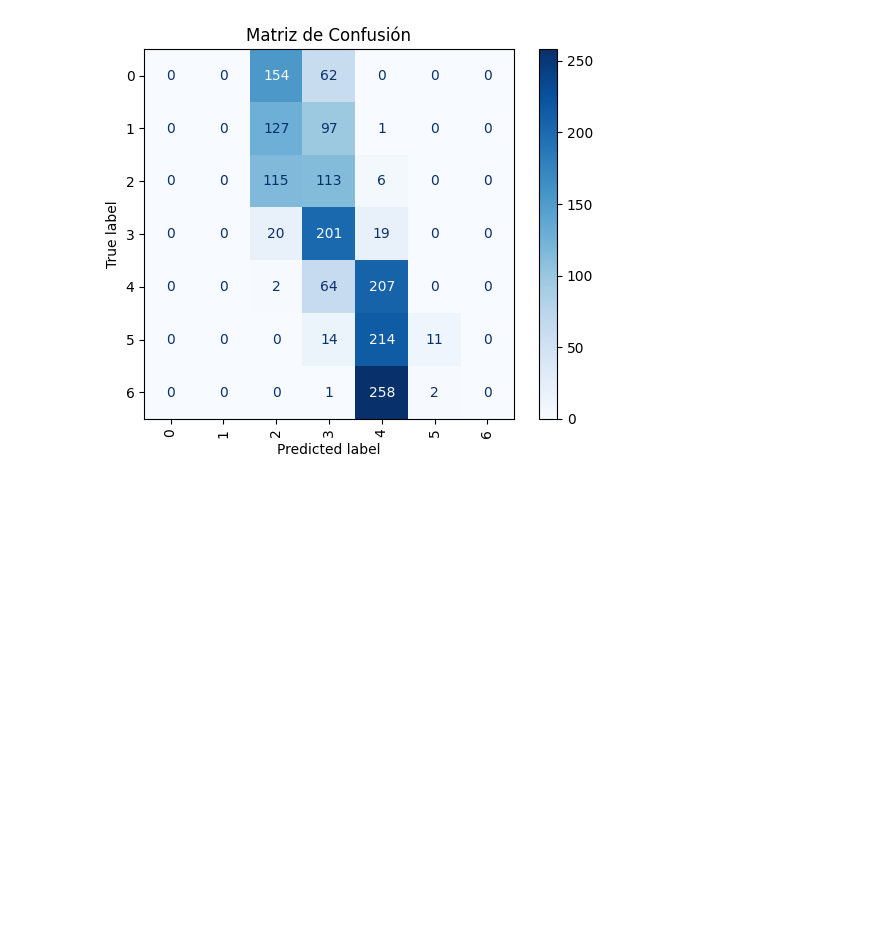
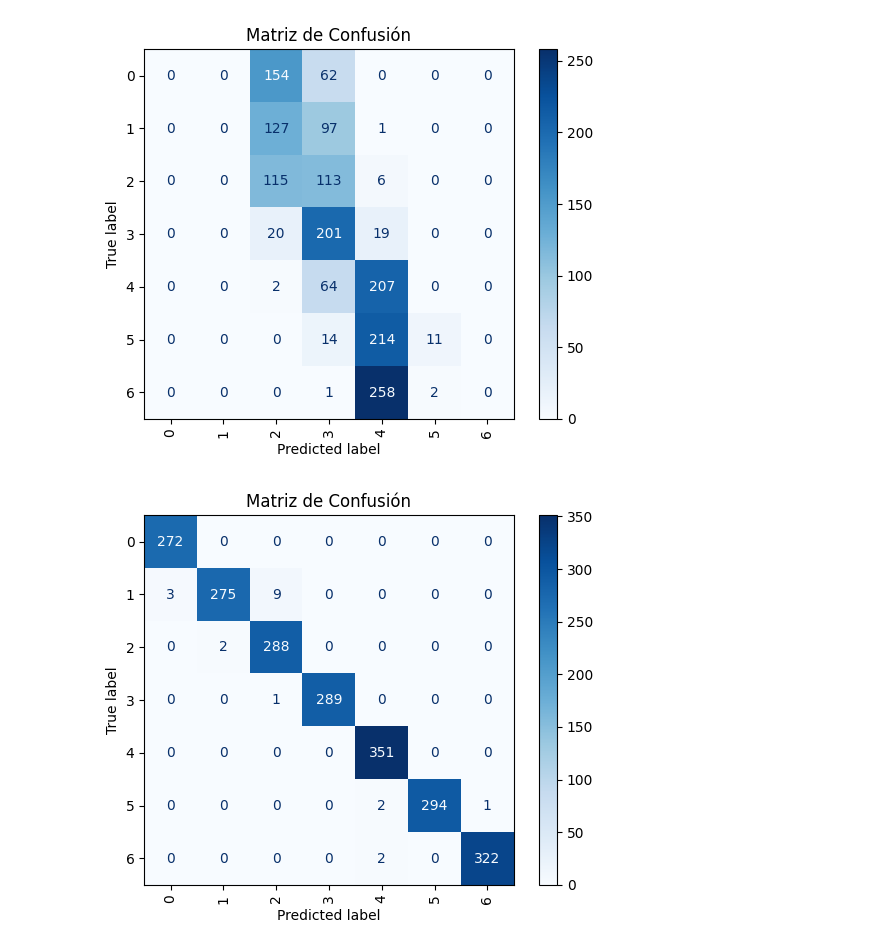
Before and after one commit to pescarda007/Proyecto_Obesidad, a Jupyter notebook: notebooks/Lab.ipynb, the cells around one changed output. Saved outputs shown, nothing was run; the diff lists cells and outputs as text; code cells hidden in the pictures; blank space fills up the shorter version.

```diff
--- a/notebooks/Lab.ipynb
+++ b/notebooks/Lab.ipynb
@@ -26,3 +27,8 @@ df.head(5)
 | 2 | Male | 23 | 1.80 | 77.0 | yes | no | 2.0 | 3.0 | Sometimes | no | ... |
 | 3 | Male | 27 | 1.80 | 87.0 | no | no | 3.0 | 3.0 | Sometimes | no | ... |
 | 4 | Male | 22 | 1.78 | 89.8 | no | no | 2.0 | 1.0 | Sometimes | no | ... |
+# %%
+#Datos tests
+file_path = "/content/Obesity_prediction.csv"
+df2 = pd.read_csv(file_path)
+df2.head(5)
@@ -567,0 +608,38 @@ plt.show()
+# %%
+target_map = {
+            'Insufficient_Weight': 0, 'Normal_Weight': 1,
+            'Overweight_Level_I': 2, 'Overweight_Level_II': 3,
+            'Obesity_Type_I': 4, 'Obesity_Type_II': 5, 'Obesity_Type_III': 6
+        }
+# %%
+#Dispersion pipeline
+from tensorflow.keras.utils import to_categorical
+
+pipeline = joblib.load("pipeline_completo.pkl")
+model = joblib.load("modelo_keras_pipe.pkl")
+df2=df2.rename(columns={'family_history': 'family_history_with_overweight'})
+x=df2[["Age","Height","Weight","family_history_with_overweight","FAVC","FCVC","NCP","SMOKE","FAF","CALC","MTRANS"]]
+y=df2['Obesity']
+
+y_encoded = y.replace(target_map)
+y_cat = to_categorical(y_encoded)
+
+x_pipe = pipeline.transform(x)
+y_pred = model(x_pipe)
+
+y_true_labels = np.argmax(y_cat, axis=1)
+y_pred_labels = np.argmax(y_pred, axis=1)
+
+labels = np.unique(np.concatenate([y_true_labels, y_pred_labels]))
+
+
+cm = confusion_matrix(y_true_labels, y_pred_labels, labels=labels)
+
+
+disp = ConfusionMatrixDisplay(confusion_matrix=cm, display_labels=labels)
+disp.plot(cmap='Blues', xticks_rotation='vertical')
+plt.title("Matriz de Confusión")
+
+plt.show()
+# %% [output]
+[figure, added]
```
Also changed, not shown: parts of 3 cells of this notebook.
